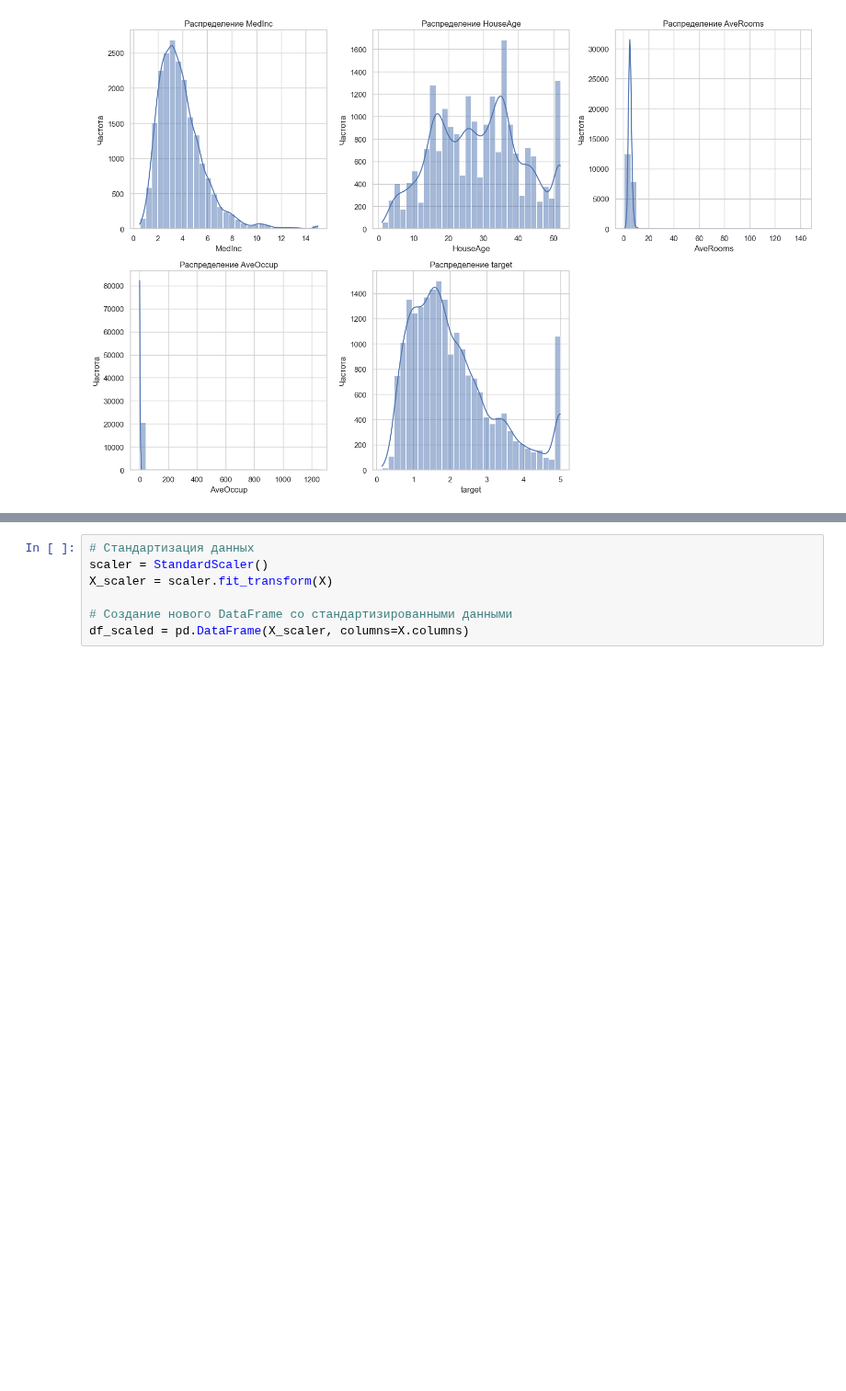
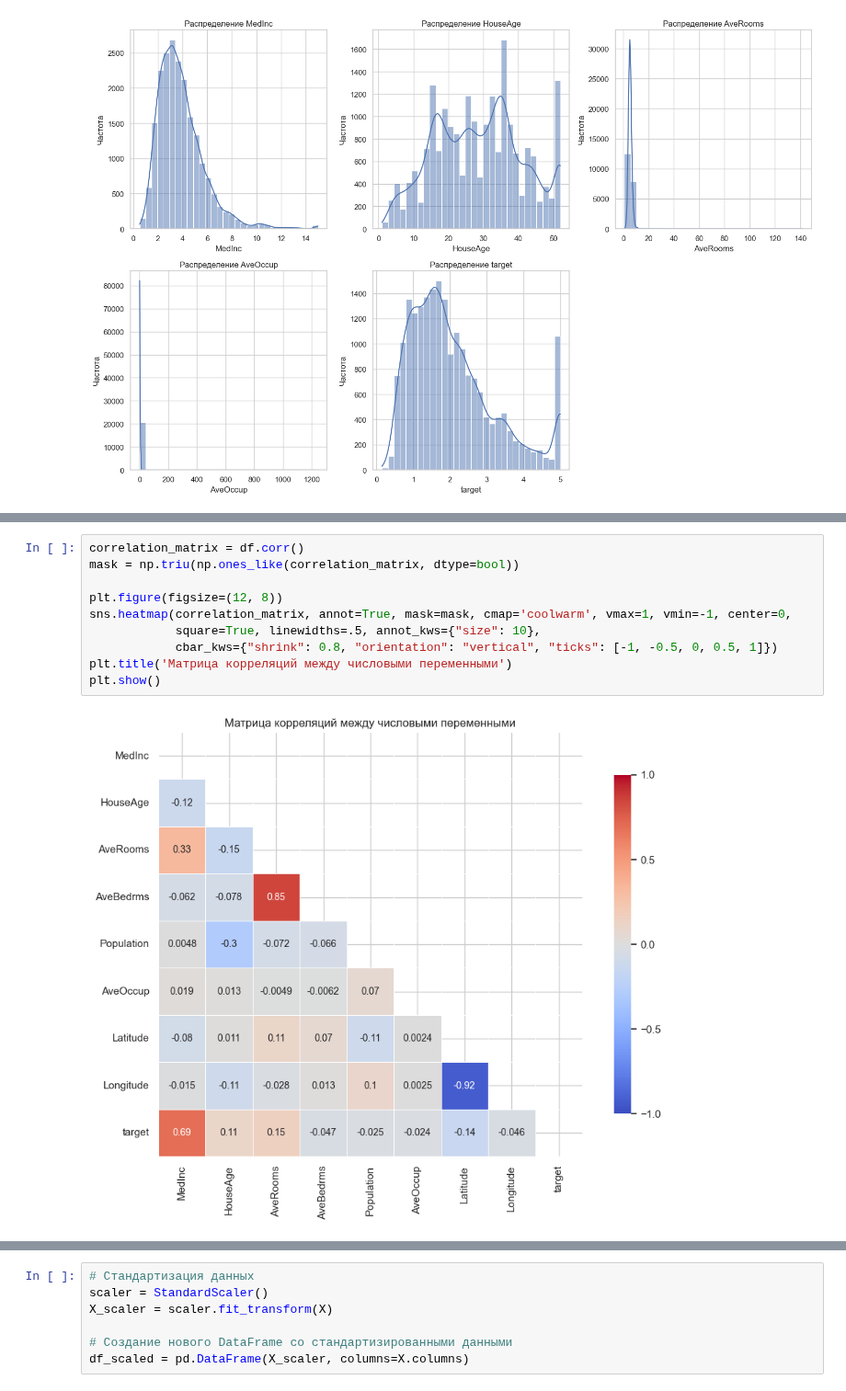
Before and after one commit to Ritorta/PythonDataBase, a Jupyter notebook: Work#7/Task_1.ipynb, the cells around one changed output, grey strips where cells are left out. Shown at 92% size. Cells and saved outputs as stored; diff of their text form; blank space fills up the shorter version.

```diff
--- a/Work#7/Task_1.ipynb
+++ b/Work#7/Task_1.ipynb
@@ -248,0 +272,12 @@ plt.show()
+# %%
+correlation_matrix = df.corr()
+mask = np.triu(np.ones_like(correlation_matrix, dtype=bool))
+
+plt.figure(figsize=(12, 8))
+sns.heatmap(correlation_matrix, annot=True, mask=mask, cmap='coolwarm', vmax=1, vmin=-1, center=0,
+            square=True, linewidths=.5, annot_kws={"size": 10},
+            cbar_kws={"shrink": 0.8, "orientation": "vertical", "ticks": [-1, -0.5, 0, 0.5, 1]})
+plt.title('Матрица корреляций между числовыми переменными')
+plt.show()
+# %% [output]
+[figure, added]
```
Also changed, not shown: parts of 16 cells of this notebook.
